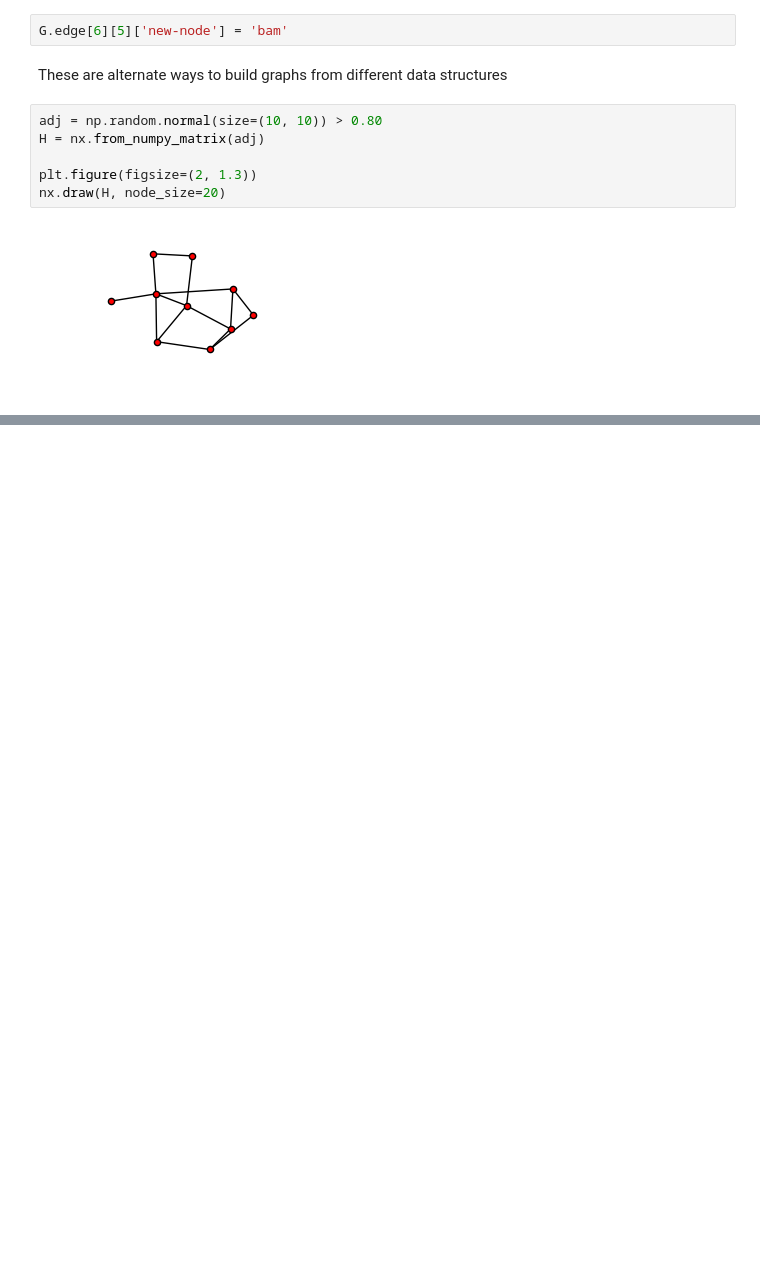
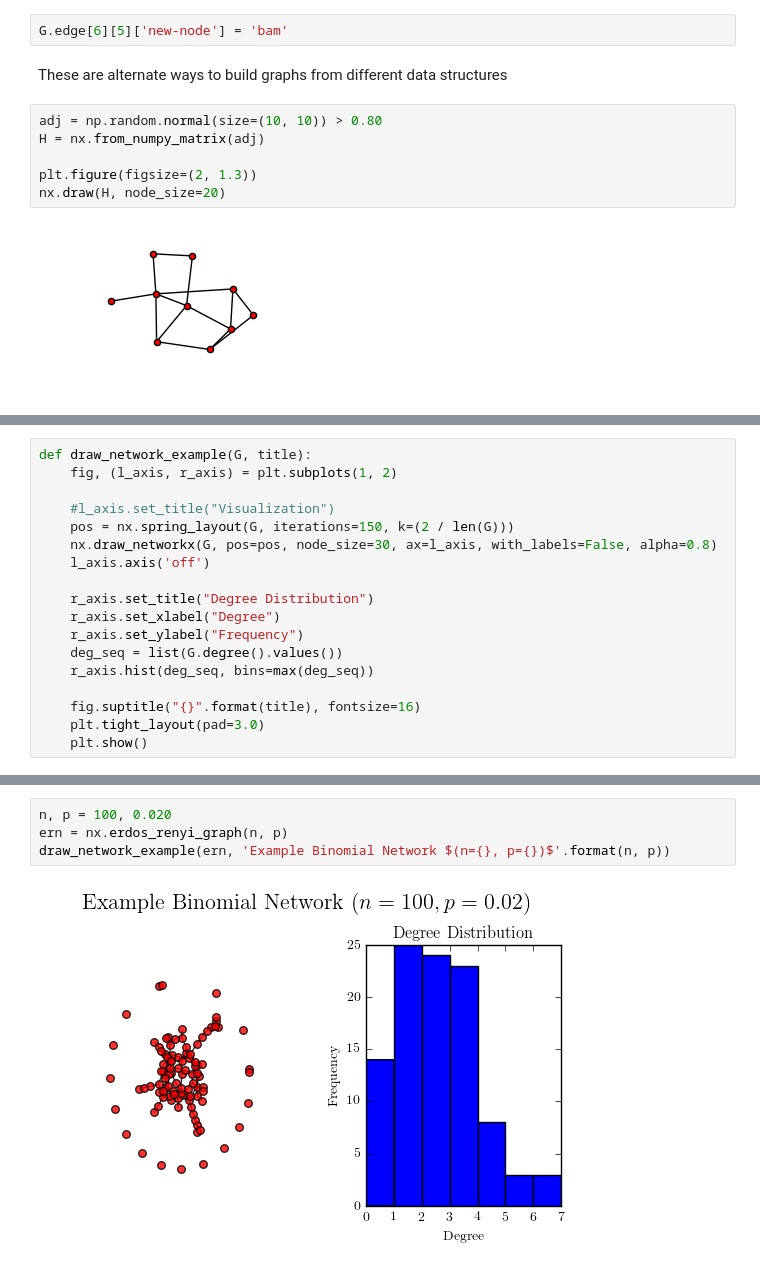
Before and after one commit to bit-lsi/BMDL2016, a Jupyter notebook: exercises/networkx_primer.ipynb, the cells around one changed output, grey strips where cells are left out. Drawn from its saved outputs; the diff is of its cells as text; blank space fills up the shorter version.

```diff
--- a/exercises/networkx_primer.ipynb
+++ b/exercises/networkx_primer.ipynb
@@ -109,0 +158,18 @@ nx.draw(H, node_size=20)
+# %%
+def draw_network_example(G, title):
+    fig, (l_axis, r_axis) = plt.subplots(1, 2)
+
+    #l_axis.set_title("Visualization")
+    pos = nx.spring_layout(G, iterations=150, k=(2 / len(G)))
+    nx.draw_networkx(G, pos=pos, node_size=30, ax=l_axis, with_labels=False, alpha=0.8)
+    l_axis.axis('off')
+
+    r_axis.set_title("Degree Distribution")
+    r_axis.set_xlabel("Degree")
+    r_axis.set_ylabel("Frequency")
+    deg_seq = list(G.degree().values())
+    r_axis.hist(deg_seq, bins=max(deg_seq))
+
+    fig.suptitle("{}".format(title), fontsize=16)
+    plt.tight_layout(pad=3.0)
+    plt.show()
@@ -109,0 +180,6 @@ nx.draw(H, node_size=20)
+# %%
+n, p = 100, 0.020
+ern = nx.erdos_renyi_graph(n, p)
+draw_network_example(ern, 'Example Binomial Network $(n={}, p={})$'.format(n, p))
+# %% [output]
+[figure, added]
```
Also changed, not shown: parts of 30 cells of this notebook, 1 other file.
